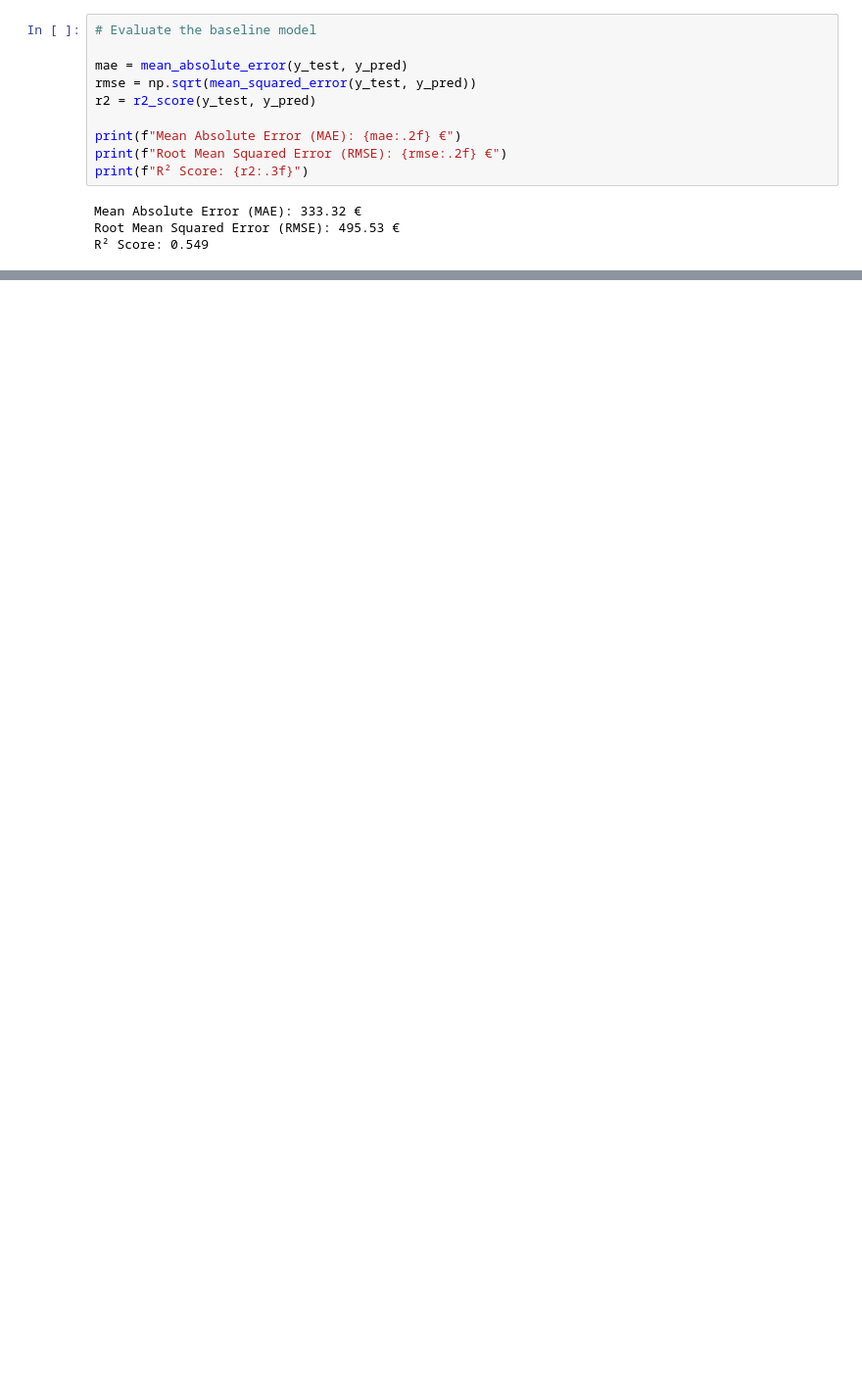
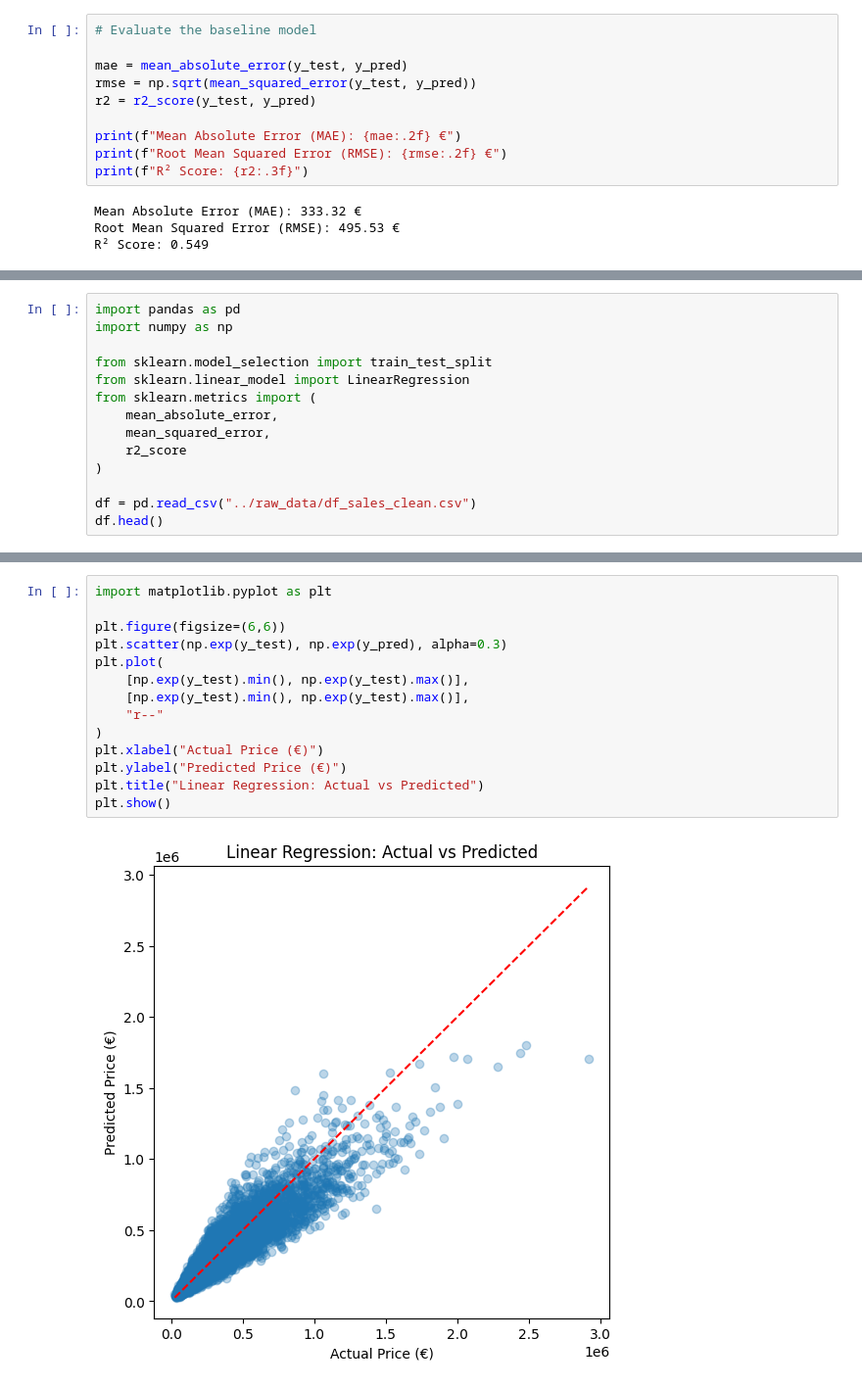
Before and after one commit to MarieKatha/berlin-property-intelligence, a Jupyter notebook: notebooks/marie.ipynb, the cells around one changed output, grey strips where cells are left out. Shown at 98% size. Cells and saved outputs as stored; diff of their text form; blank space fills up the shorter version.

```diff
--- a/notebooks/marie.ipynb
+++ b/notebooks/marie.ipynb
@@ -228,0 +233,14 @@ R² Score: 0.549
+# %%
+import pandas as pd
+import numpy as np
+
+from sklearn.model_selection import train_test_split
+from sklearn.linear_model import LinearRegression
+from sklearn.metrics import (
+    mean_absolute_error,
+    mean_squared_error,
+    r2_score
+)
+
+df = pd.read_csv("../raw_data/df_sales_clean.csv")
+df.head()
@@ -228,0 +394,16 @@ R² Score: 0.549
+# %%
+import matplotlib.pyplot as plt
+
+plt.figure(figsize=(6,6))
+plt.scatter(np.exp(y_test), np.exp(y_pred), alpha=0.3)
+plt.plot(
+    [np.exp(y_test).min(), np.exp(y_test).max()],
+    [np.exp(y_test).min(), np.exp(y_test).max()],
+    "r--"
+)
+plt.xlabel("Actual Price (€)")
+plt.ylabel("Predicted Price (€)")
+plt.title("Linear Regression: Actual vs Predicted")
+plt.show()
+# %% [output]
+[figure, added]
```
Also changed, not shown: parts of 23 cells of this notebook.
